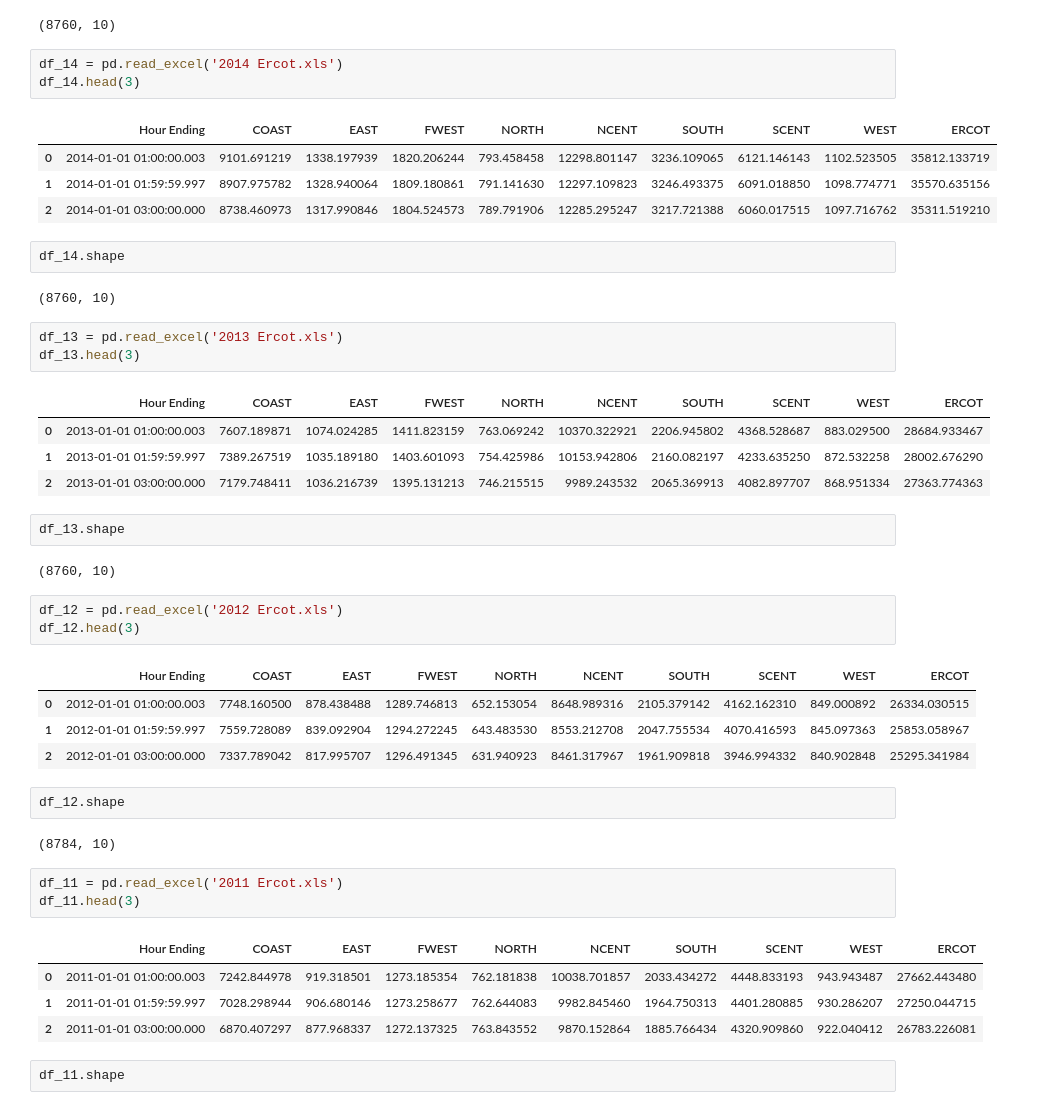
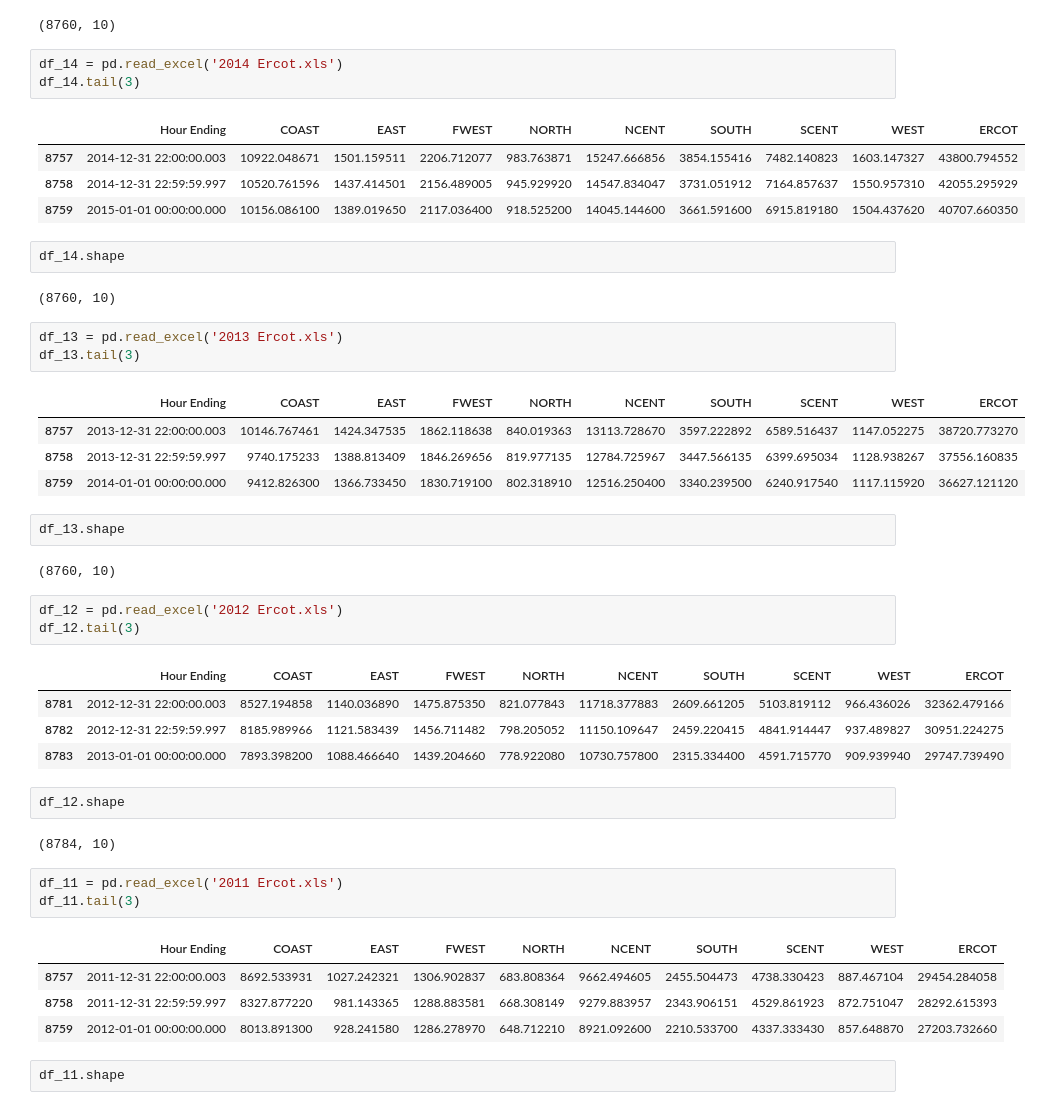
Before and after one commit to energy-demand-forecast/energy_demand_forecast, a Jupyter notebook: Lochlyn's notebook.ipynb, the cells around one changed output. Drawn from its saved outputs; the diff is of its cells as text.

```diff
--- a/Lochlyn's notebook.ipynb
+++ b/Lochlyn's notebook.ipynb
@@ -64,48 +100,48 @@ df_15.shape
 (8760, 10)
 # %%
 df_14 = pd.read_excel('2014 Ercot.xls')
-df_14.head(3)
+df_14.tail(3)
 # %% [output]
 |  | Hour Ending | COAST | EAST | FWEST | NORTH | NCENT | SOUTH | SCENT | WEST | ERCOT |
-| 0 | 2014-01-01 01:00:00.003 | 9101.691219 | 1338.197939 | 1820.206244 | 793.458458 | 12298.801147 | 3236.109065 | 6121.146143 | 1102.523505 | 35812.133719 |
-| 1 | 2014-01-01 01:59:59.997 | 8907.975782 | 1328.940064 | 1809.180861 | 791.141630 | 12297.109823 | 3246.493375 | 6091.018850 | 1098.774771 | 35570.635156 |
-| 2 | 2014-01-01 03:00:00.000 | 8738.460973 | 1317.990846 | 1804.524573 | 789.791906 | 12285.295247 | 3217.721388 | 6060.017515 | 1097.716762 | 35311.519210 |
+| 8757 | 2014-12-31 22:00:00.003 | 10922.048671 | 1501.159511 | 2206.712077 | 983.763871 | 15247.666856 | 3854.155416 | 7482.140823 | 1603.147327 | 43800.794552 |
+| 8758 | 2014-12-31 22:59:59.997 | 10520.761596 | 1437.414501 | 2156.489005 | 945.929920 | 14547.834047 | 3731.051912 | 7164.857637 | 1550.957310 | 42055.295929 |
+| 8759 | 2015-01-01 00:00:00.000 | 10156.086100 | 1389.019650 | 2117.036400 | 918.525200 | 14045.144600 | 3661.591600 | 6915.819180 | 1504.437620 | 40707.660350 |
 # %%
 df_14.shape
 # %% [output]
 (8760, 10)
 # %%
 df_13 = pd.read_excel('2013 Ercot.xls')
-df_13.head(3)
+df_13.tail(3)
 # %% [output]
 |  | Hour Ending | COAST | EAST | FWEST | NORTH | NCENT | SOUTH | SCENT | WEST | ERCOT |
-| 0 | 2013-01-01 01:00:00.003 | 7607.189871 | 1074.024285 | 1411.823159 | 763.069242 | 10370.322921 | 2206.945802 | 4368.528687 | 883.029500 | 28684.933467 |
-| 1 | 2013-01-01 01:59:59.997 | 7389.267519 | 1035.189180 | 1403.601093 | 754.425986 | 10153.942806 | 2160.082197 | 4233.635250 | 872.532258 | 28002.676290 |
-| 2 | 2013-01-01 03:00:00.000 | 7179.748411 | 1036.216739 | 1395.131213 | 746.215515 | 9989.243532 | 2065.369913 | 4082.897707 | 868.951334 | 27363.774363 |
+| 8757 | 2013-12-31 22:00:00.003 | 10146.767461 | 1424.347535 | 1862.118638 | 840.019363 | 13113.728670 | 3597.222892 | 6589.516437 | 1147.052275 | 38720.773270 |
+| 8758 | 2013-12-31 22:59:59.997 | 9740.175233 | 1388.813409 | 1846.269656 | 819.977135 | 12784.725967 | 3447.566135 | 6399.695034 | 1128.938267 | 37556.160835 |
+| 8759 | 2014-01-01 00:00:00.000 | 9412.826300 | 1366.733450 | 1830.719100 | 802.318910 | 12516.250400 | 3340.239500 | 6240.917540 | 1117.115920 | 36627.121120 |
 # %%
 df_13.shape
 # %% [output]
 (8760, 10)
 # %%
 df_12 = pd.read_excel('2012 Ercot.xls')
-df_12.head(3)
+df_12.tail(3)
 # %% [output]
 |  | Hour Ending | COAST | EAST | FWEST | NORTH | NCENT | SOUTH | SCENT | WEST | ERCOT |
-| 0 | 2012-01-01 01:00:00.003 | 7748.160500 | 878.438488 | 1289.746813 | 652.153054 | 8648.989316 | 2105.379142 | 4162.162310 | 849.000892 | 26334.030515 |
-| 1 | 2012-01-01 01:59:59.997 | 7559.728089 | 839.092904 | 1294.272245 | 643.483530 | 8553.212708 | 2047.755534 | 4070.416593 | 845.097363 | 25853.058967 |
-| 2 | 2012-01-01 03:00:00.000 | 7337.789042 | 817.995707 | 1296.491345 | 631.940923 | 8461.317967 | 1961.909818 | 3946.994332 | 840.902848 | 25295.341984 |
+| 8781 | 2012-12-31 22:00:00.003 | 8527.194858 | 1140.036890 | 1475.875350 | 821.077843 | 11718.377883 | 2609.661205 | 5103.819112 | 966.436026 | 32362.479166 |
+| 8782 | 2012-12-31 22:59:59.997 | 8185.989966 | 1121.583439 | 1456.711482 | 798.205052 | 11150.109647 | 2459.220415 | 4841.914447 | 937.489827 | 30951.224275 |
+| 8783 | 2013-01-01 00:00:00.000 | 7893.398200 | 1088.466640 | 1439.204660 | 778.922080 | 10730.757800 | 2315.334400 | 4591.715770 | 909.939940 | 29747.739490 |
 # %%
 df_12.shape
 # %% [output]
 (8784, 10)
 # %%
 df_11 = pd.read_excel('2011 Ercot.xls')
-df_11.head(3)
+df_11.tail(3)
 # %% [output]
 |  | Hour Ending | COAST | EAST | FWEST | NORTH | NCENT | SOUTH | SCENT | WEST | ERCOT |
-| 0 | 2011-01-01 01:00:00.003 | 7242.844978 | 919.318501 | 1273.185354 | 762.181838 | 10038.701857 | 2033.434272 | 4448.833193 | 943.943487 | 27662.443480 |
-| 1 | 2011-01-01 01:59:59.997 | 7028.298944 | 906.680146 | 1273.258677 | 762.644083 | 9982.845460 | 1964.750313 | 4401.280885 | 930.286207 | 27250.044715 |
-| 2 | 2011-01-01 03:00:00.000 | 6870.407297 | 877.968337 | 1272.137325 | 763.843552 | 9870.152864 | 1885.766434 | 4320.909860 | 922.040412 | 26783.226081 |
+| 8757 | 2011-12-31 22:00:00.003 | 8692.533931 | 1027.242321 | 1306.902837 | 683.808364 | 9662.494605 | 2455.504473 | 4738.330423 | 887.467104 | 29454.284058 |
+| 8758 | 2011-12-31 22:59:59.997 | 8327.877220 | 981.143365 | 1288.883581 | 668.308149 | 9279.883957 | 2343.906151 | 4529.861923 | 872.751047 | 28292.615393 |
+| 8759 | 2012-01-01 00:00:00.000 | 8013.891300 | 928.241580 | 1286.278970 | 648.712210 | 8921.092600 | 2210.533700 | 4337.333430 | 857.648870 | 27203.732660 |
 # %%
 df_11.shape
 # %% [output]
```
Also changed, not shown: parts of 34 cells of this notebook, 2 other files.
